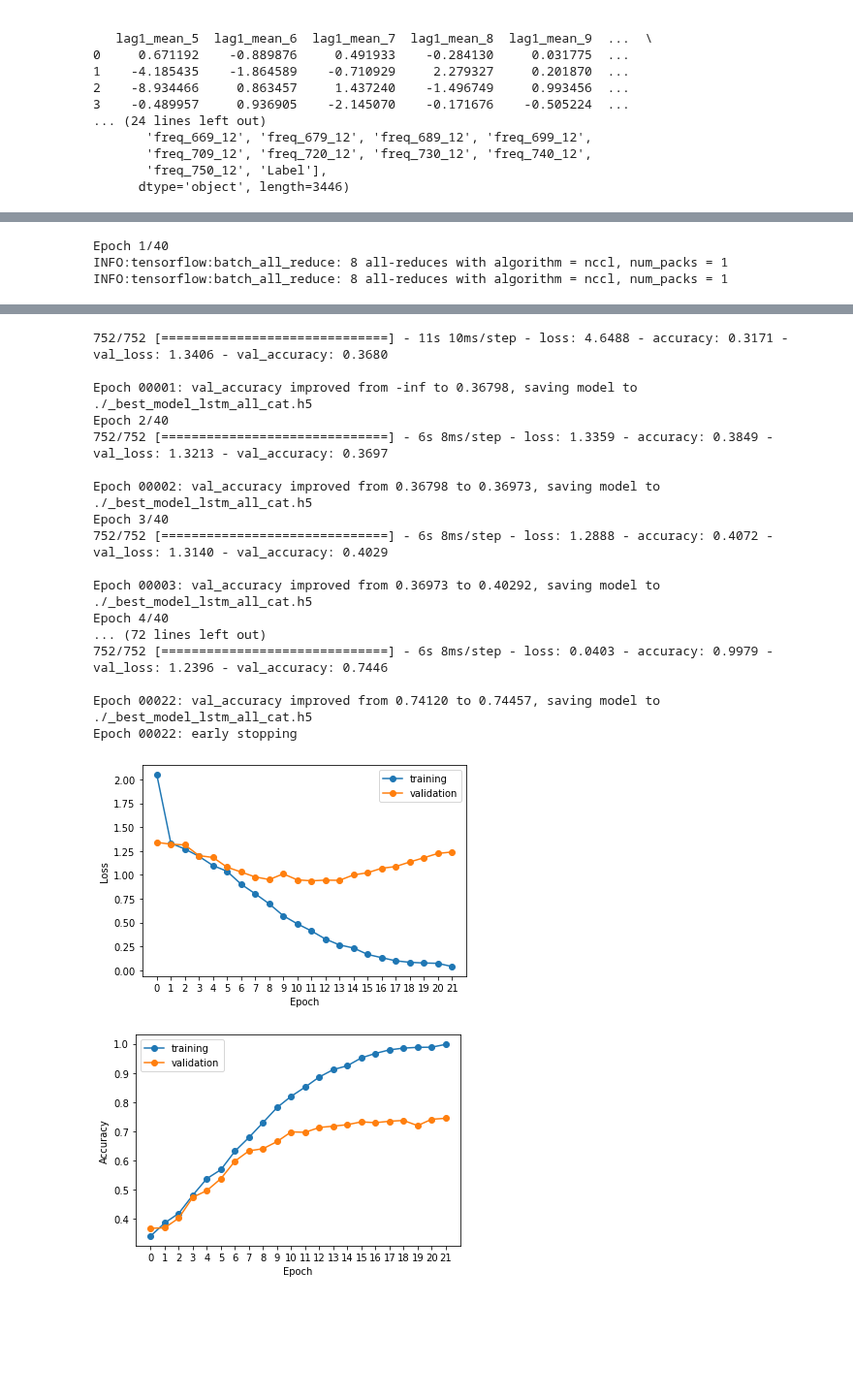
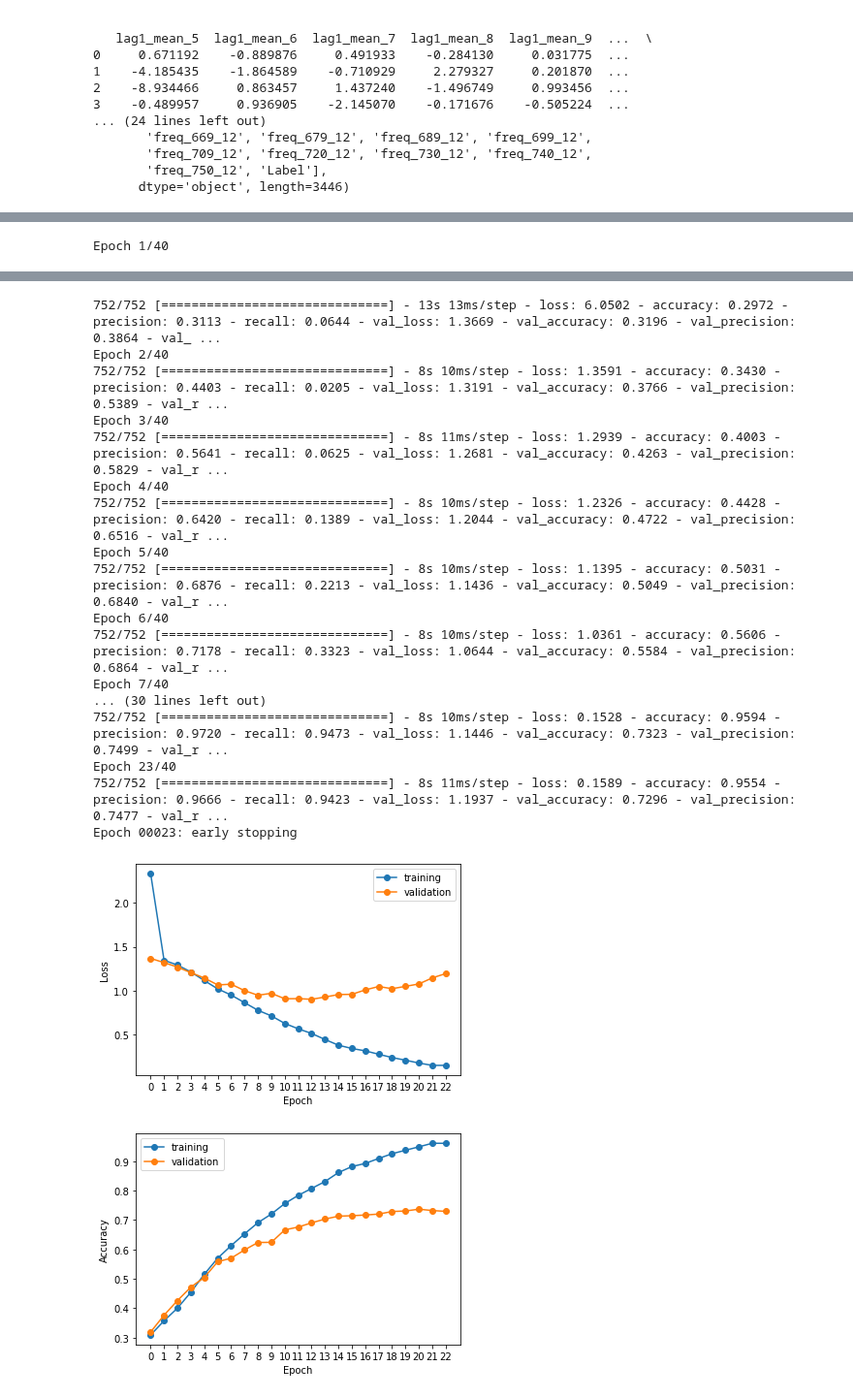
Before and after one commit to ronaldlee/eeg-feature-generation, a Jupyter notebook: CNN_model_on_GAMEEMO_features_dataset.ipynb, the cells around one changed output, grey strips where cells are left out. Shown at 97% size. Saved outputs shown, nothing was run; the diff lists cells and outputs as text; code cells hidden in the pictures; blank space fills up the shorter version.

```diff
--- a/CNN_model_on_GAMEEMO_features_dataset.ipynb
+++ b/CNN_model_on_GAMEEMO_features_dataset.ipynb
@@ -93,7 +112,7 @@ y_test = pd.get_dummies(y_test)
        'freq_750_12', 'Label'],
       dtype='object', length=3446)
 # %%
-def train_model(x_train, y_train,x_validate, y_validate,
+def train_model(train_dataset, validate_dataset, x_train,
                 save_to, epoch = 2, num_of_conv_layer=1,
                 conv_layer_1_filters=32, conv_layer_2_filters=64, conv_layer_3_filters=128,
                 num_of_dense_layer=0,
@@ -102,9 +121,17 @@ def train_model(x_train, y_train,x_validate, y_validate,
     strategy = tf.distribute.MirroredStrategy(devices=None)
     print('Number of devices: {}'.format(strategy.num_replicas_in_sync))
 
+    print("epoch:",epoch,"; num_of_conv_layer:",num_of_conv_layer)
+    print("conv_layer_1_filters:",conv_layer_1_filters,"; conv_layer_2_filters:",conv_layer_2_filters)
+    print("conv_layer_3_filters:",conv_layer_3_filters,"; num_of_dense_layer:",num_of_dense_layer)
+    print("dense_layer_1_unit:",dense_layer_1_unit,"; dense_layer_2_unit:",dense_layer_2_unit)
+    print("dense_layer_3_unit:",dense_layer_3_unit,"; patience:",patience)
+    print("epoch_denominator:",epoch_denominator)
+
     tf.keras.backend.clear_session()
-    tf.random.set_seed(0)
-#     np.random.seed(1234)
+    tf.random.set_seed(1234)
+    np.random.seed(1234)
+    random.seed(1234)
 
     with strategy.scope():
         model = Sequential()
@@ -188,28 +215,26 @@ def train_model(x_train, y_train,x_validate, y_validate,
         model.add(Dense(4))
         model.add(Activation('softmax'))
 
-        model.build(input_shape=(None, X_train.shape[1], 1))
+        model.build(input_shape=(None, x_train.shape[1], 1))
         model.summary()
         tf.keras.utils.plot_model(model)
 
         opt_adam = keras.optimizers.Adam(learning_rate=0.001)
 
         es = EarlyStopping(monitor='val_loss', mode='min', verbose=1, patience=patience)
-        mc = ModelCheckpoint(save_to + '_best_model_lstm_all_cat.h5', monitor='val_accuracy', mode='max', verbose=1, save_best_only=True)
 
         lr_schedule = tf.keras.callbacks.LearningRateScheduler(lambda epoch: 0.001 * np.exp(-epoch / epoch_denominator))
 
         model.compile(optimizer=opt_adam,
                       loss=['categorical_crossentropy'],
-                      metrics=['accuracy'])
+                      metrics=['accuracy', keras.metrics.Precision(), keras.metrics.Recall()])
 
-    history = model.fit(x_train,y_train,
-                        batch_size=32,
+
+    history = model.fit(train_dataset,
                         epochs=epoch,
-                        validation_data=(x_validate, y_validate),
-                        callbacks=[es,mc,lr_schedule])
-
-#     saved_model = load_model(save_to + '_best_model_lstm_all_cat.h5')
+                        validation_data=validate_dataset,
+                        shuffle=True,
+                        callbacks=[es,lr_schedule])
 
     return model,history
 # %%
@@ -455,14 +446,14 @@ Test Acc. 73.15%
 # %%
-model3,history3 = train_model(X_train, y_train, X_validate, y_validate, save_to= './', epoch = 40,
-                              num_of_conv_layer=3)
+model,history = train_model(train_dataset, validate_dataset, X_train, save_to= './', epoch = 40,
+                            num_of_conv_layer=3)
 
-history3_data = pd.DataFrame(history3.history)
-plot_loss_history(history3_data)
-plot_accuracy_history(history3_data)
+history_data = pd.DataFrame(history.history)
+plot_loss_history(history_data)
+plot_accuracy_history(history_data)
 
 # test model
-test3_results = model3.evaluate(X_test, y_test)
-print('\nTest Acc. {:.2f}%'.format(test3_results[1]*100))
+test_results = model.evaluate(test_dataset)
+print('\nTest Acc. {:.2f}%'.format(test_results[1]*100))
 # %% [output]
 INFO:tensorflow:Using MirroredStrategy with devices ('/job:localhost/replica:0/task:0/device:GPU:0', '/job:localhost/replica:0/task:0/device:GPU:1')
 Number of devices: 2
@@ -501,3 +492 @@ attr {
 Epoch 1/40
-INFO:tensorflow:batch_all_reduce: 8 all-reduces with algorithm = nccl, num_packs = 1
-INFO:tensorflow:batch_all_reduce: 8 all-reduces with algorithm = nccl, num_packs = 1
@@ -521,19 +510,19 @@ attr {
-752/752 [==============================] - 11s 10ms/step - loss: 4.6488 - accuracy: 0.3171 - val_loss: 1.3406 - val_accuracy: 0.3680
-
-Epoch 00001: val_accuracy improved from -inf to 0.36798, saving model to ./_best_model_lstm_all_cat.h5
+752/752 [==============================] - 13s 13ms/step - loss: 6.0502 - accuracy: 0.2972 - precision: 0.3113 - recall: 0.0644 - val_loss: 1.3669 - val_accuracy: 0.3196 - val_precision: 0.3864 - val_ ...
 Epoch 2/40
-752/752 [==============================] - 6s 8ms/step - loss: 1.3359 - accuracy: 0.3849 - val_loss: 1.3213 - val_accuracy: 0.3697
-
-Epoch 00002: val_accuracy improved from 0.36798 to 0.36973, saving model to ./_best_model_lstm_all_cat.h5
+752/752 [==============================] - 8s 10ms/step - loss: 1.3591 - accuracy: 0.3430 - precision: 0.4403 - recall: 0.0205 - val_loss: 1.3191 - val_accuracy: 0.3766 - val_precision: 0.5389 - val_r ...
 Epoch 3/40
-752/752 [==============================] - 6s 8ms/step - loss: 1.2888 - accuracy: 0.4072 - val_loss: 1.3140 - val_accuracy: 0.4029
-
-Epoch 00003: val_accuracy improved from 0.36973 to 0.40292, saving model to ./_best_model_lstm_all_cat.h5
+752/752 [==============================] - 8s 11ms/step - loss: 1.2939 - accuracy: 0.4003 - precision: 0.5641 - recall: 0.0625 - val_loss: 1.2681 - val_accuracy: 0.4263 - val_precision: 0.5829 - val_r ...
 Epoch 4/40
-... (72 lines left out)
-752/752 [==============================] - 6s 8ms/step - loss: 0.0403 - accuracy: 0.9979 - val_loss: 1.2396 - val_accuracy: 0.7446
-
-Epoch 00022: val_accuracy improved from 0.74120 to 0.74457, saving model to ./_best_model_lstm_all_cat.h5
-Epoch 00022: early stopping
+752/752 [==============================] - 8s 10ms/step - loss: 1.2326 - accuracy: 0.4428 - precision: 0.6420 - recall: 0.1389 - val_loss: 1.2044 - val_accuracy: 0.4722 - val_precision: 0.6516 - val_r ...
+Epoch 5/40
+752/752 [==============================] - 8s 10ms/step - loss: 1.1395 - accuracy: 0.5031 - precision: 0.6876 - recall: 0.2213 - val_loss: 1.1436 - val_accuracy: 0.5049 - val_precision: 0.6840 - val_r ...
+Epoch 6/40
+752/752 [==============================] - 8s 10ms/step - loss: 1.0361 - accuracy: 0.5606 - precision: 0.7178 - recall: 0.3323 - val_loss: 1.0644 - val_accuracy: 0.5584 - val_precision: 0.6864 - val_r ...
+Epoch 7/40
+... (30 lines left out)
+752/752 [==============================] - 8s 10ms/step - loss: 0.1528 - accuracy: 0.9594 - precision: 0.9720 - recall: 0.9473 - val_loss: 1.1446 - val_accuracy: 0.7323 - val_precision: 0.7499 - val_r ...
+Epoch 23/40
+752/752 [==============================] - 8s 11ms/step - loss: 0.1589 - accuracy: 0.9554 - precision: 0.9666 - recall: 0.9423 - val_loss: 1.1937 - val_accuracy: 0.7296 - val_precision: 0.7477 - val_r ...
+Epoch 00023: early stopping
-[figure, old version]
+[figure, new version]
-[figure, old version]
+[figure, new version]
```
Also changed, not shown: parts of 19 cells of this notebook.
